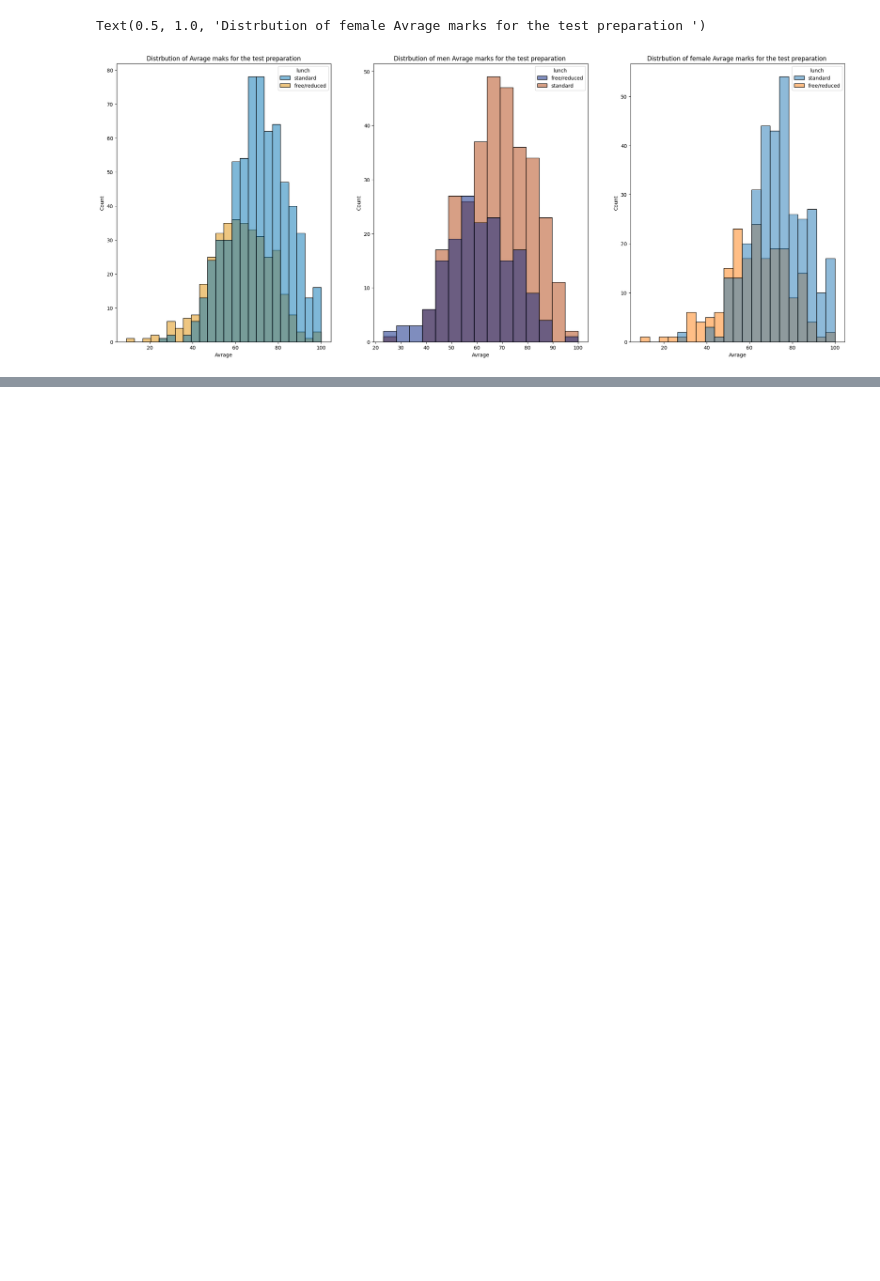
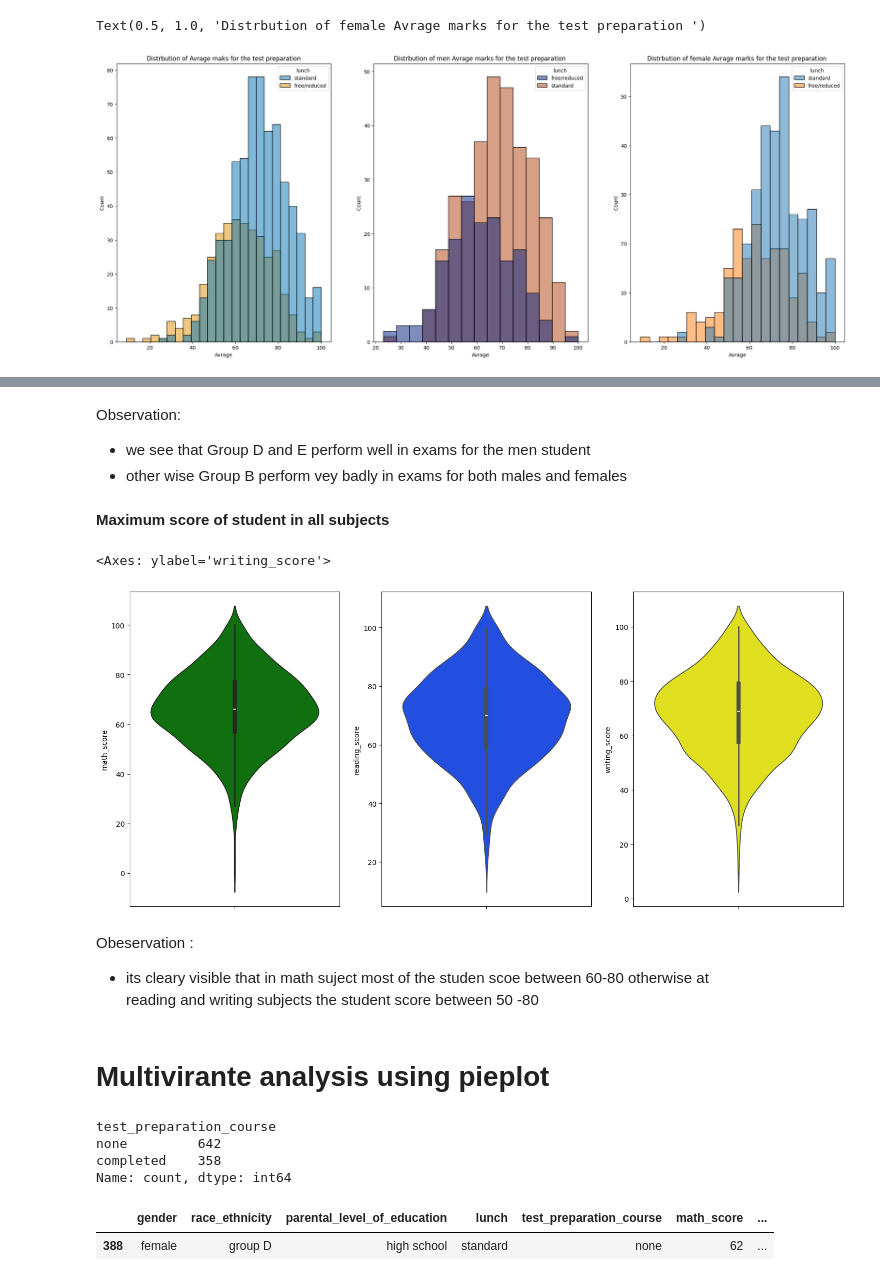
Before and after one commit to AkramMaouche/Full-ML-Project, a Jupyter notebook: Notbook/EDA Student Performance.ipynb, the cells around one changed output, grey strips where cells are left out. Cells and saved outputs as stored; diff of their text form; code cells hidden in the pictures; blank space fills up the shorter version.

```diff
--- a/Notbook/EDA Student Performance.ipynb
+++ b/Notbook/EDA Student Performance.ipynb
@@ -294,0 +354,34 @@ Text(0.5, 1.0, 'Distrbution of female Avrage marks for the test preparation ')
+# %% [markdown]
+Observation:
+* we see that Group D and E perform well in exams for the men student
+* other wise Group B perform vey badly in exams for both males and females
+# %% [markdown]
+**Maximum score of student in all subjects**
+# %%
+fig,axe = plt.subplots(1,3,figsize=(18,8))
+
+sns.violinplot(ax=axe[0] ,data=df,y='math_score',color='green')
+
+sns.violinplot(ax=axe[1] ,data=df,y='reading_score',palette='bright')
+
+sns.violinplot(ax=axe[2] ,data=df,y='writing_score',color='yellow')
+# %% [output]
+<Axes: ylabel='writing_score'>
+[figure, added]
+# %% [markdown]
+Obeservation :
+* its cleary visible that in math suject most of the studen scoe between 60-80 otherwise at <br> reading and writing subjects the student score between 50 -80
+# %% [markdown]
+# **Multivirante analysis using pieplot**
+# %%
+df['test_preparation_course'].value_counts()
+# %% [output]
+test_preparation_course
+none         642
+completed    358
+Name: count, dtype: int64
+# %%
+df.sample()
+# %% [output]
+|  | gender | race_ethnicity | parental_level_of_education | lunch | test_preparation_course | math_score | ... |
+| 388 | female | group D | high school | standard | none | 62 | ... |
```
Also changed, not shown: parts of 20 cells of this notebook.
